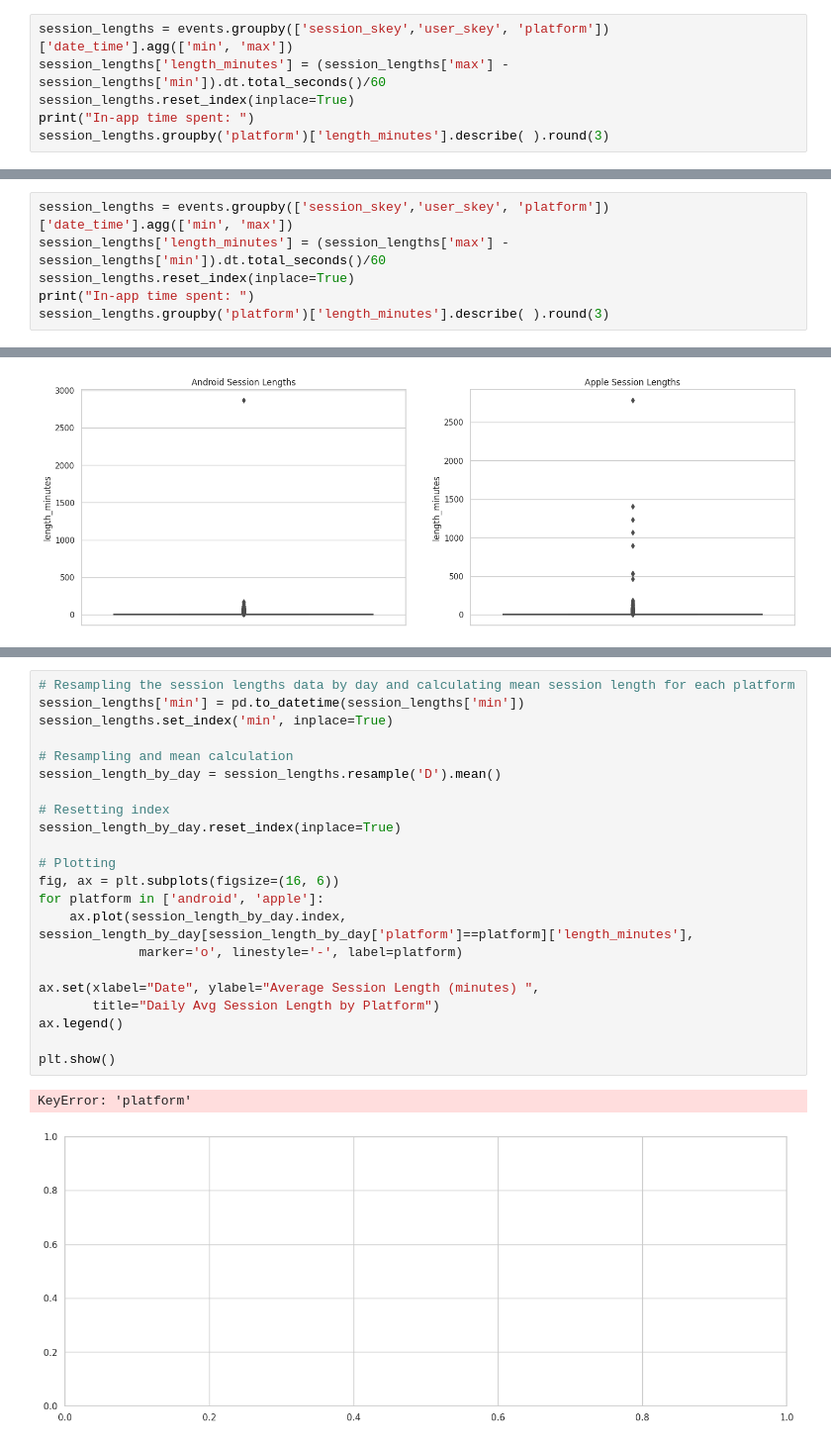
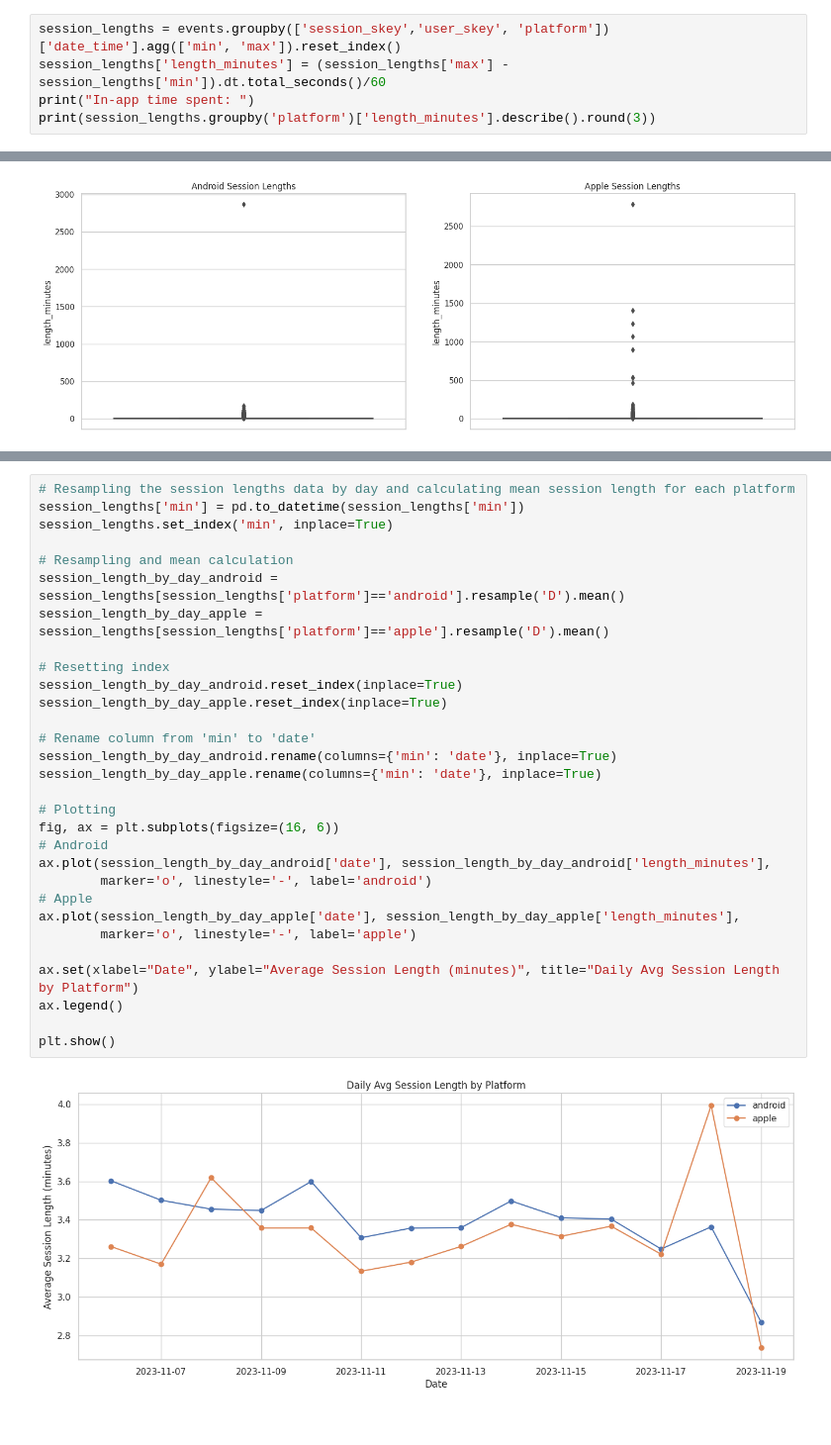
Before and after one commit to camiladwa/case_study, a Jupyter notebook: growth_case_study/growth_case_study.ipynb, the cells around one changed output, grey strips where cells are left out. Shown: that part at 99% size. Cells and saved outputs as stored; diff of their text form.

```diff
--- a/growth_case_study/growth_case_study.ipynb
+++ b/growth_case_study/growth_case_study.ipynb
@@ -392,8 +371,7 @@ NameError: name 'sns' is not defined
 # %%
-session_lengths = events.groupby(['session_skey','user_skey', 'platform'])['date_time'].agg(['min', 'max'])
+session_lengths = events.groupby(['session_skey','user_skey', 'platform'])['date_time'].agg(['min', 'max']).reset_index()
 session_lengths['length_minutes'] = (session_lengths['max'] - session_lengths['min']).dt.total_seconds()/60
-session_lengths.reset_index(inplace=True)
 print("In-app time spent: ")
-session_lengths.groupby('platform')['length_minutes'].describe( ).round(3)
+print(session_lengths.groupby('platform')['length_minutes'].describe().round(3))
 # %% [output]
 In-app time spent:
@@ -430,6 +381,0 @@ Related to time spent in-app per session, both platforms have similar time, with
-# %%
-session_lengths = events.groupby(['session_skey','user_skey', 'platform'])['date_time'].agg(['min', 'max'])
-session_lengths['length_minutes'] = (session_lengths['max'] - session_lengths['min']).dt.total_seconds()/60
-session_lengths.reset_index(inplace=True)
-print("In-app time spent: ")
-session_lengths.groupby('platform')['length_minutes'].describe( ).round(3)
@@ -494,25 +410,32 @@ To evaluate more granular session length patterns and any potential change acros
 # %%
 # Resampling the session lengths data by day and calculating mean session length for each platform
 session_lengths['min'] = pd.to_datetime(session_lengths['min'])
 session_lengths.set_index('min', inplace=True)
 
 # Resampling and mean calculation
-session_length_by_day = session_lengths.resample('D').mean()
+session_length_by_day_android = session_lengths[session_lengths['platform']=='android'].resample('D').mean()
+session_length_by_day_apple = session_lengths[session_lengths['platform']=='apple'].resample('D').mean()
 
 # Resetting index
-session_length_by_day.reset_index(inplace=True)
+session_length_by_day_android.reset_index(inplace=True)
+session_length_by_day_apple.reset_index(inplace=True)
+
+# Rename column from 'min' to 'date'
+session_length_by_day_android.rename(columns={'min': 'date'}, inplace=True)
+session_length_by_day_apple.rename(columns={'min': 'date'}, inplace=True)
 
 # Plotting
 fig, ax = plt.subplots(figsize=(16, 6))
-for platform in ['android', 'apple']:
-    ax.plot(session_length_by_day.index, session_length_by_day[session_length_by_day['platform']==platform]['length_minutes'],
-             marker='o', linestyle='-', label=platform)
+# Android
+ax.plot(session_length_by_day_android['date'], session_length_by_day_android['length_minutes'],
+        marker='o', linestyle='-', label='android')
+# Apple
+ax.plot(session_length_by_day_apple['date'], session_length_by_day_apple['length_minutes'],
+        marker='o', linestyle='-', label='apple')
 
-ax.set(xlabel="Date", ylabel="Average Session Length (minutes) ",
-       title="Daily Avg Session Length by Platform")
+ax.set(xlabel="Date", ylabel="Average Session Length (minutes)", title="Daily Avg Session Length by Platform")
 ax.legend()
 
 plt.show()
 # %% [output]
-KeyError: 'platform'
-[figure, old version]
+[figure, new version]
```
Also changed, not shown: parts of 33 cells of this notebook.
